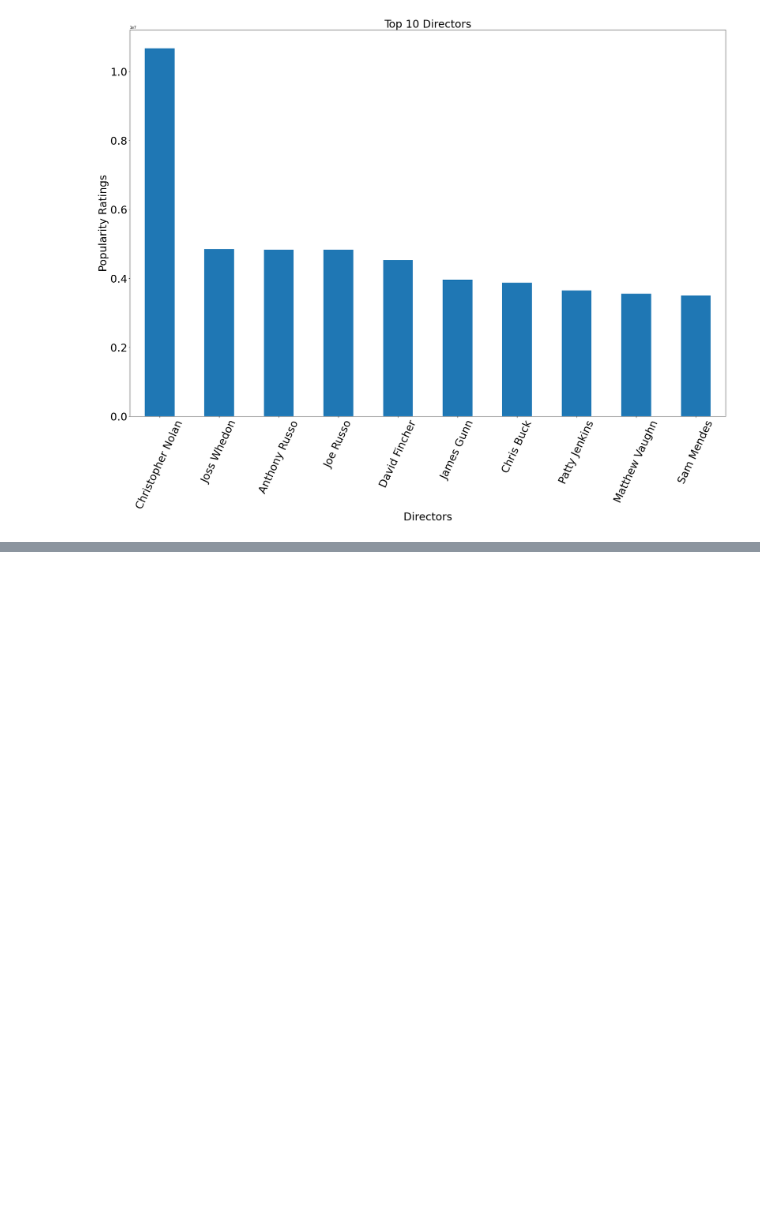
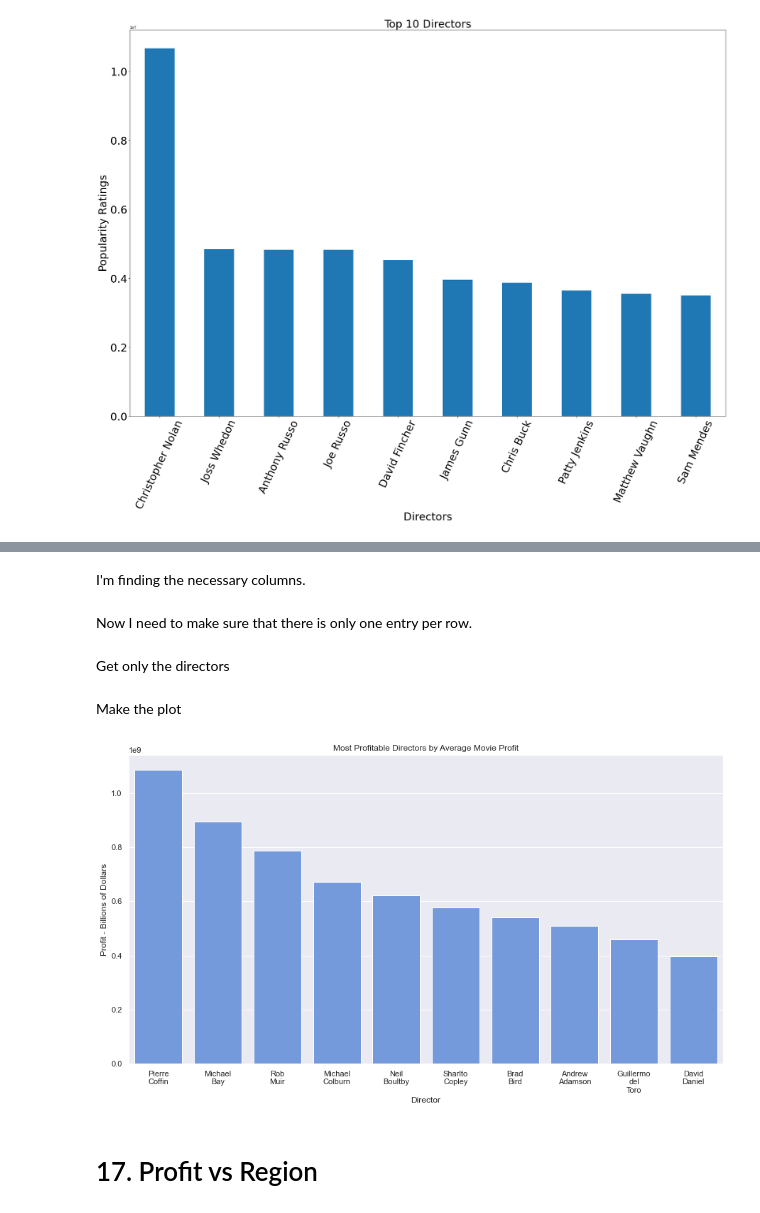
Before and after one commit to asval211/microsoft_movie_analysis, a Jupyter notebook: microsoft_movie_analysis_final.ipynb, the cells around one changed output, grey strips where cells are left out. Drawn from its saved outputs; the diff is of its cells as text; code cells hidden in the pictures; blank space fills up the shorter version.

```diff
--- a/microsoft_movie_analysis_final.ipynb
+++ b/microsoft_movie_analysis_final.ipynb
@@ -916,0 +1087,37 @@ plt.show
+# %% [markdown]
+I'm finding the necessary columns.
+# %%
+#get a subset of the data
+tcombo_profession_profit = tcombo[['directors','profit','primary_name','primary_profession']]
+#split directors on the comma
+tcombo_profession_profit[:]['directors'] = tcombo_profession_profit['directors'].str.split(',')
+#split the professions on the comma
+tcombo_profession_profit[:]['primary_profession'] = tcombo_profession_profit['primary_profession'].str.split(',')
+# %% [markdown]
+Now I need to make sure that there is only one entry per row.
+# %%
+#use .explode
+tcombo_profession_profit = tcombo_profession_profit.explode('directors')
+
+#replace spaces with new line so that the names look better on the graphs
+tcombo_profession_profit.primary_name = tcombo_profession_profit.primary_name.map(lambda x: x.replace(' ','\n'))
+
+tcombo_profession_profit = tcombo_profession_profit.explode('primary_profession')
+# %% [markdown]
+Get only the directors
+# %%
+#find all rows where the primary profession is director
+director_group_median = tcombo_profession_profit.loc[tcombo_profession_profit['primary_profession'] == 'director']
+director_group_median = director_group_median.groupby(['primary_name']).median().sort_values(by='profit',ascending=False)[:10]
+# %% [markdown]
+Make the plot
+# %%
+#director and profit
+sns.set(rc={'figure.figsize':(15,8)})
+ax = sns.barplot(x=director_group_median.index,y='profit',data=director_group_median,color='cornflowerblue')
+#these are the directors who bring in the most money
+ax.set(xlabel='Director',ylabel='Profit - Billions of Dollars',title='Most Profitable Directors by Average Movie Profit');
+# %% [output]
+[figure, added]
+# %% [markdown]
+# 17. Profit vs Region
```
Also changed, not shown: parts of 57 cells of this notebook, 2 other files.
